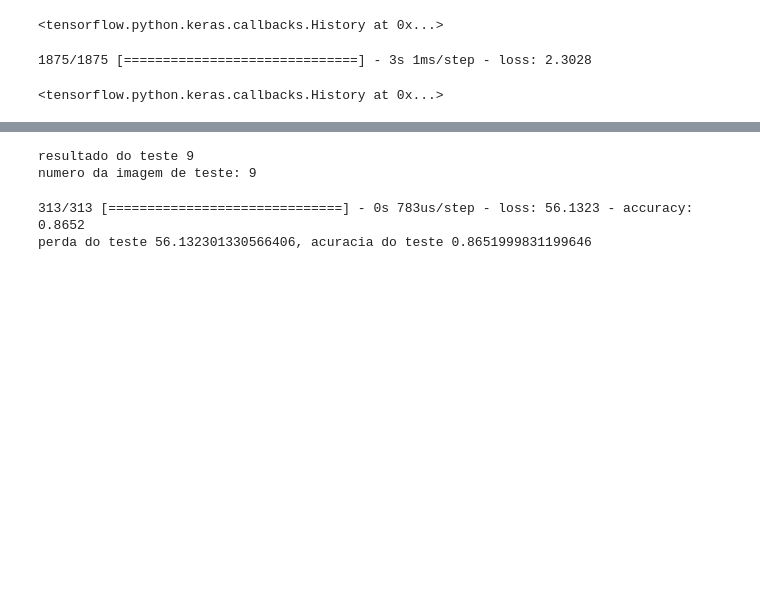
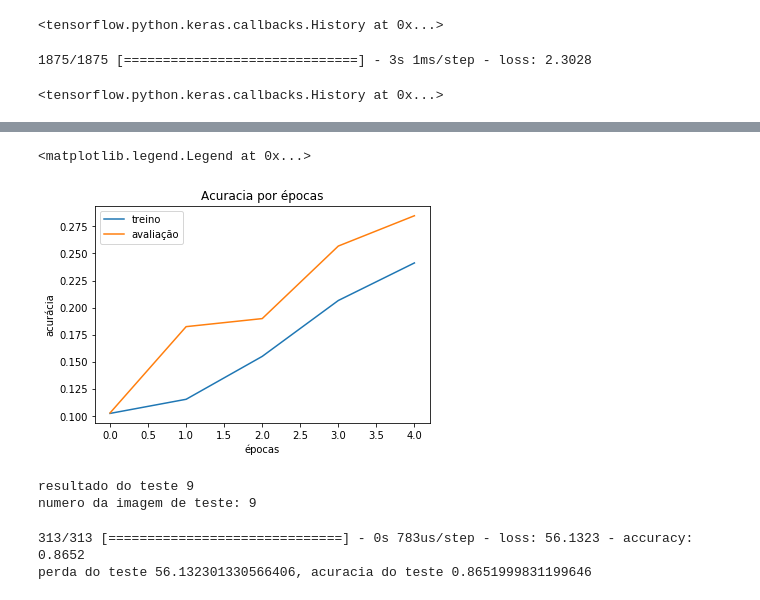
Before and after one commit to lsandrade/alura-ml, a Jupyter notebook: Classificacao_roupas.ipynb, the cells around one changed output, grey strips where cells are left out. Saved outputs shown, nothing was run; the diff lists cells and outputs as text; code cells hidden in the pictures; blank space fills up the shorter version.

Commit message:
Gráfico de acurácia

```diff
--- a/Classificacao_roupas.ipynb
+++ b/Classificacao_roupas.ipynb
@@ -147,7 +147,7 @@ modelo = keras.Sequential([
 modelo.compile(optimizer='adam',
                loss='sparse_categorical_crossentropy', # entropia categorica cruzada esparsa
                metrics=['accuracy'])
-modelo.fit(imagens_treino, identificacoes_treino,
-           epochs=5, validation_split=0.2)
+historico = modelo.fit(imagens_treino, identificacoes_treino,
+                       epochs=5, validation_split=0.2)
 # %% [output]
 Epoch 1/5
@@ -164,3 +163,13 @@ Epoch 5/5
+# %%
+plt.plot(historico.history['accuracy'])
+plt.plot(historico.history['val_accuracy'])
+plt.title('Acuracia por épocas')
+plt.xlabel('épocas')
+plt.ylabel('acurácia')
+plt.legend(['treino', 'avaliação'])
+# %% [output]
+<matplotlib.legend.Legend at 0x...>
+[figure, added]
 # %%
 testes = modelo.predict(imagens_teste)
 # %%
```
Also changed, not shown: parts of 1 cell of this notebook.
